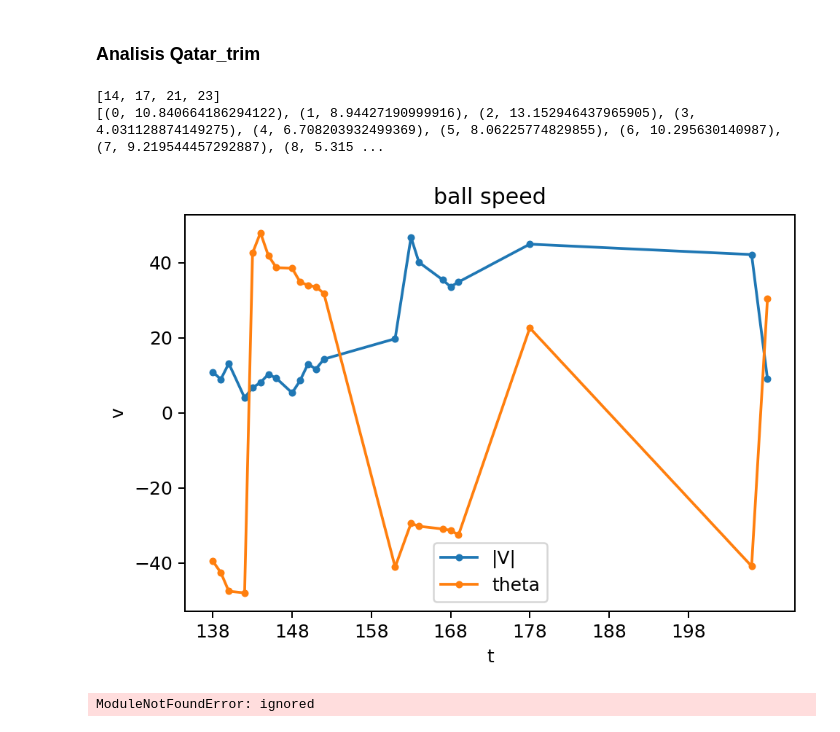
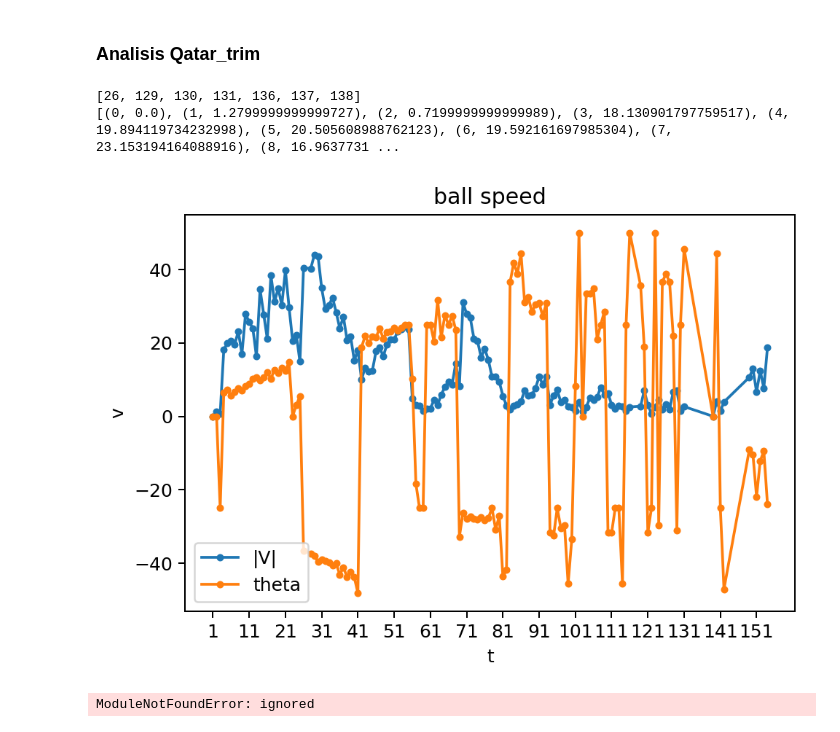
Before and after one commit to VictorUceda/TrackNet-Padel, a Jupyter notebook: Analisis_hits_padel.ipynb, the cells around one changed output. Cells and saved outputs as stored; diff of their text form; code cells hidden in the pictures.

```diff
--- a/Analisis_hits_padel.ipynb
+++ b/Analisis_hits_padel.ipynb
@@ -267,7 +264,7 @@ def identify_players(persons, last_players, pista, debug = False):
 
   return players
 
-ini_frame, end_frame = segments_points[point_n]
+ini_frame, end_frame = 0, max(person_results.keys())
 players_box = [identify_players(copy.deepcopy(person_results[ini_frame]), [], pista, True)]
 print(players_box)
 for i in range(ini_frame, end_frame):
@@ -425,0 +425,32 @@ def is_central_camera(img, search_intersection=False, plot=False):
+# %%
+import math
+def sqr (x):
+  return x * x
+
+
+def dist2 (v, w):
+  return sqr(v[0] - w[0]) + sqr(v[1] - w[1])
+
+def distToSegmentSquared (p, v, w):
+  l2 = dist2(v, w)
+  if (l2 == 0): return dist2(p, v)
+  t = ((p[0] - v[0]) * (w[0] - v[0]) + (p[1] - v[1]) * (w[1] - v[1])) / l2
+  t = max(0, min(1, t))
+  return dist2(p, [ v[0] + t * (w[0] - v[0]), v[1] + t * (w[1] - v[1]) ])
+
+
+def distToSegment (p, v, w):
+  return math.sqrt(distToSegmentSquared(p, v, w));
+
+print(players_box[2])
+for n in ball_pos.keys():
+  if n < len(players_box):
+    for i in range(len(players_box[n])):
+      p = players_box[n][i]
+      d = min([ distToSegment(ball_pos[n], [p[0],p[1]], [p[0],p[3]]),
+             distToSegment(ball_pos[n], [p[0],p[1]], [p[2],p[1]]),
+             distToSegment(ball_pos[n], [p[2],p[1]], [p[2],p[3]]),
+             distToSegment(ball_pos[n], [p[0],p[3]], [p[2],p[3]])])
+      players_box[n][i] = np.append(p, d)
+
+players_box[2]
@@ -495,16 +540,16 @@ hits = []
 wall = []
 bounce = []
 
-ball_t = [int(t) for t in ball_pos.keys() if len(ball_pos[t][0])>2 and t in range(138,525)]
-ball_v_x = [ball_pos[t][0][2][0] for t in ball_t if len(ball_pos[t][0])>2]
-ball_v_y = [ball_pos[t][0][2][1] for t in ball_t if len(ball_pos[t][0])>2]
+ball_t = [int(t) for t in ball_pos.keys() if len(ball_pos[t])>2]
+ball_v_x = [ball_pos[t][2][0] for t in ball_t if len(ball_pos[t])>2]
+ball_v_y = [ball_pos[t][2][1] for t in ball_t if len(ball_pos[t])>2]
 ball_v = [math.sqrt(x*x+y*y) for x,y in zip(ball_v_x, ball_v_y)]
 ball_o = [cmath.polar(complex(x,y))[1]*100/(2*math.pi) for x,y in zip(ball_v_x, ball_v_y)]
 
 to_delete = []
 
 for i in range(1,len(ball_t)-1):
-  if (ball_v[i] < ball_v[i-1]-8 and ball_v[i] < ball_v[i+1]-8) or ball_v[i]>50:
+  if (ball_v[i] < ball_v[i-1]-15 and ball_v[i] < ball_v[i+1]-15) or ball_v[i]>50:
     to_delete.append(i)
 print(to_delete)
 
@@ -518,36 +563,36 @@ ball_o = [ball_o[i] for i in range(len(ball_o)) if i not in to_delete]
 print(list(zip(range(len(ball_v)), ball_v)))
 
 
 import matplotlib.pyplot as plt
 plt.rcParams['figure.dpi'] = 180
 
 radians = True
 if radians:
   plt.plot(ball_t, ball_v, label="|V|", marker='.')
   plt.plot(ball_t, ball_o, label="theta", marker='.')
 else:
   plt.plot(ball_t, ball_v_x, label="V_x", marker='.')
   plt.plot(ball_t, ball_v_y, label="V_y", marker='x')
 plt.xticks(np.arange(min(ball_t), max(ball_t)-1, 10))
 for b in bounce:
   plt.axvline(x=b, color='b')
 for h in hits:
   plt.axvline(x=h, color='r')
 for w in wall:
   plt.axvline(x=w, color='g')
 
 plt.plot()
 
 plt.xlabel("t")
 plt.ylabel("v")
 plt.title("ball speed")
 plt.legend()
 plt.axes().xaxis.grid(True, which='minor')
 plt.show()
 # %% [output]
-[14, 17, 21, 23]
-[(0, 10.840664186294122), (1, 8.94427190999916), (2, 13.152946437965905), (3, 4.031128874149275), (4, 6.708203932499369), (5, 8.06225774829855), (6, 10.295630140987), (7, 9.219544457292887), (8, 5.315 ...
+[26, 129, 130, 131, 136, 137, 138]
+[(0, 0.0), (1, 1.2799999999999727), (2, 0.7199999999999989), (3, 18.130901797759517), (4, 19.894119734232998), (5, 20.505608988762123), (6, 19.592161697985304), (7, 23.153194164088916), (8, 16.9637731 ...
-[figure, old version]
+[figure, new version]
 # %%
 from DLT import *
 # Known 3D coordinates
```
Also changed, not shown: parts of 9 cells of this notebook.
